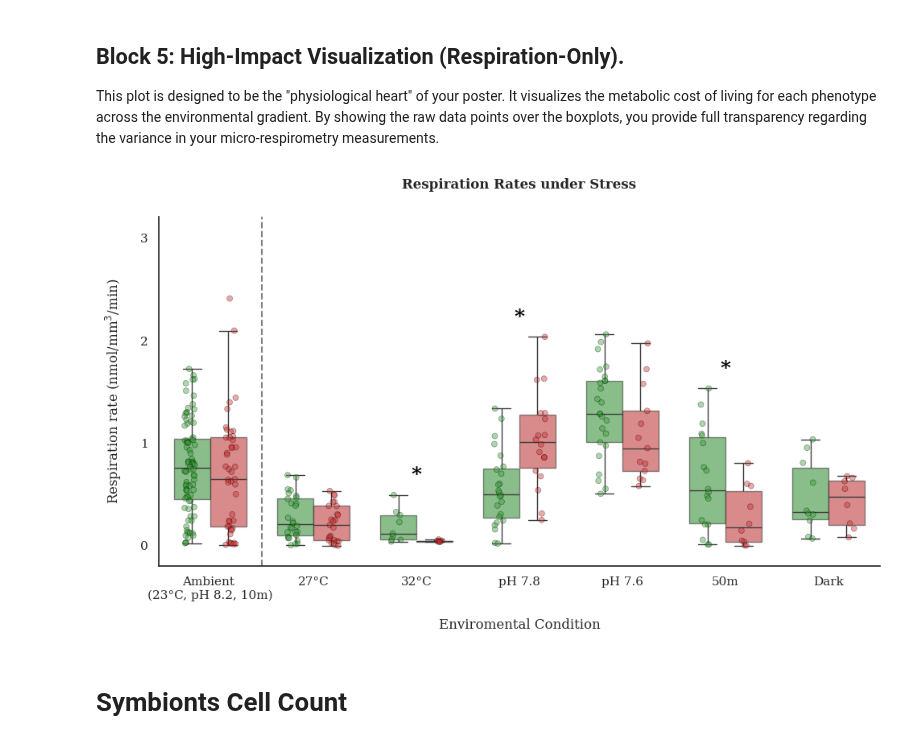
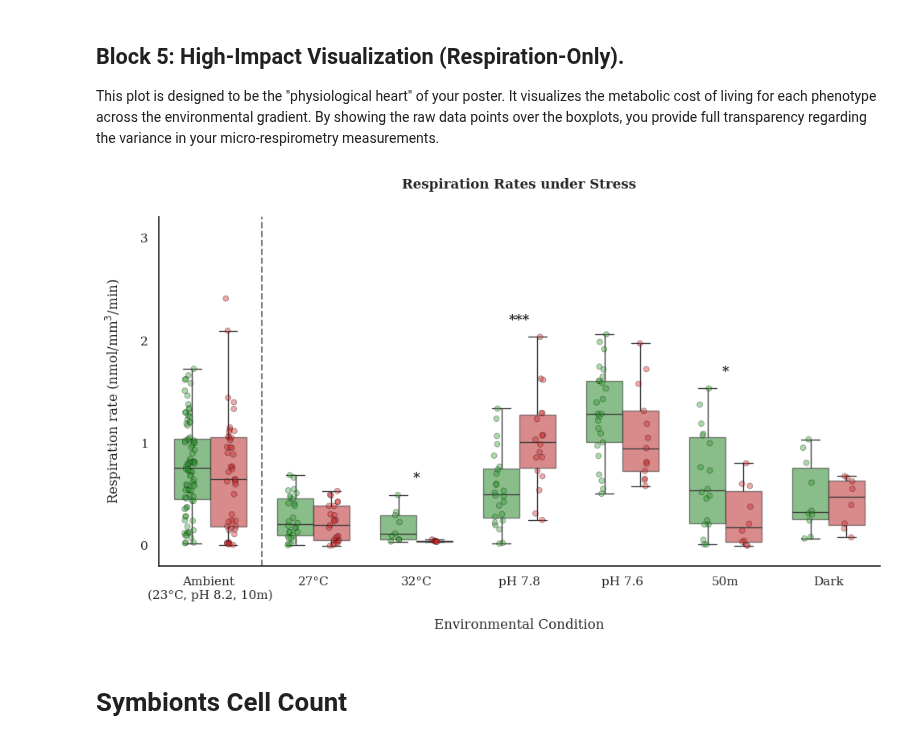
Before and after one commit to LielUziahu/S_Pistillata_Bet-Hedging, a Jupyter notebook: Spat_Physiology.ipynb, the cells around one changed output. Saved outputs shown, nothing was run; the diff lists cells and outputs as text; code cells hidden in the pictures.

```diff
--- a/Spat_Physiology.ipynb
+++ b/Spat_Physiology.ipynb
@@ -43,12 +43,12 @@ global_fig_size = (10, 6)
 global_jitter = 0.1
 global_marker_size = 5
 global_alpha = 0.6
-# Centralized Asterisk Settings
-global_asterisk_size = 18
+# Centralized Asterisk Settings - UPDATED to smaller size
+global_asterisk_size = 12
 global_asterisk_weight = 'bold'
 
 # Added for cleaner look
 global_y_nbins = 3
 
-print("Global styling (with bold asterisks and reduced Y-ticks) initialized.")
+print(f"Global styling initialized. Asterisk size reduced to {global_asterisk_size}.")
 # %% [output]
@@ -617,81 +589,48 @@ This plot is designed to be the "physiological heart" of your poster. It visuali
 # %%
 import seaborn as sns
 import matplotlib.pyplot as plt
 import matplotlib.ticker as ticker
 
 # ==========================================
 # BLOCK 5: MASTER RESPIRATION PLOT
 # ==========================================
 
 fig, ax = plt.subplots(figsize=global_fig_size)
 
-sns.boxplot(
-    data=respiration_clean,
-    x='Treatment',
-    y='oxy_rate',
-    hue='morph',
-    hue_order=['HF', 'NF'],
-    order=sub_condition_plot_order,
-    palette=variant_colors,
-    ax=ax,
-    width=0.7,
-    boxprops=dict(alpha=global_alpha),
-    showfliers=False,
-)
+# Note: strip plot legend is disabled to prevent jitter points from appearing in the legend
+sns.boxplot(data=respiration_clean, x='Treatment', y='oxy_rate', hue='morph', hue_order=['HF', 'NF'], order=sub_condition_plot_order, palette=variant_colors, ax=ax, width=0.7, boxprops=dict(alpha=global_alpha), showfliers=False)
+sns.stripplot(data=respiration_clean, x='Treatment', y='oxy_rate', hue='morph', hue_order=['HF', 'NF'], order=sub_condition_plot_order, palette=variant_colors, ax=ax, dodge=True, size=global_marker_size, alpha=0.4, jitter=global_jitter, edgecolor='black', linewidth=0.5, legend=False)
 
-sns.stripplot(
-    data=respiration_clean,
-    x='Treatment',
-    y='oxy_rate',
-    hue='morph',
-    hue_order=['HF', 'NF'],
-    order=sub_condition_plot_order,
-    palette=variant_colors,
-    ax=ax,
-    dodge=True,
-    size=global_marker_size,
-    alpha=0.4,
-    jitter=global_jitter,
-    edgecolor='black',
-    linewidth=0.5,
-)
-
-# Main title remains bold; axis titles are standard weight per request
 ax.set_title("Respiration Rates under Stress", fontweight='bold', pad=25)
-ax.set_xlabel("Enviromental Condition", labelpad=15)
+ax.set_xlabel("Environmental Condition", labelpad=15)
 ax.set_ylabel(r"Respiration rate (nmol/mm$^3$/min)", labelpad=15)
-
-# Adjust Y-axis ticks to every 1 unit
 ax.yaxis.set_major_locator(ticker.MultipleLocator(1))
-
 ax.axvline(x=0.5, color='gray', linestyle='--', linewidth=1.5)
 ax.set_ylim(respiration_clean['oxy_rate'].min() - 0.2, respiration_clean['oxy_rate'].max() + 0.8)
 
-# Add significant asterisks using Global Infrastructure settings
+# Updated Significance Logic: Tiered system
 if 'oxy_results_df' in globals():
-    sig_results = oxy_results_df[oxy_results_df['Significant'] == True]
-    for idx, row in sig_results.iterrows():
-        condition = row['Condition']
-        if condition in sub_condition_plot_order:
-            x_pos = sub_condition_plot_order.index(condition)
-            max_y = respiration_clean[respiration_clean['Treatment'] == condition]['oxy_rate'].max()
-            ax.text(x_pos, max_y + 0.1, '*', ha='center', va='bottom',
-                    fontsize=global_asterisk_size, color='black',
-                    fontweight=global_asterisk_weight)
+    for idx, row in oxy_results_df.iterrows():
+        p_val = row['p_value']
+        if p_val < 0.05:
+            sig_text = "***" if p_val < 0.001 else "**" if p_val < 0.01 else "*"
+            condition = row['Condition']
+            if condition in sub_condition_plot_order:
+                x_pos = sub_condition_plot_order.index(condition)
+                max_y = respiration_clean[respiration_clean['Treatment'] == condition]['oxy_rate'].max()
+                ax.text(x_pos, max_y + 0.1, sig_text, ha='center', va='bottom', fontsize=global_asterisk_size, fontweight=global_asterisk_weight)
 
-# Explicitly remove legend
-if ax.get_legend() is not None:
-    ax.get_legend().remove()
+# Remove legend frame if legend exists
+leg = ax.legend()
+if leg: leg.get_frame().set_linewidth(0.0)
 
+if ax.get_legend() is not None: ax.get_legend().remove()
 sns.despine()
 plt.tight_layout()
-
-# Save the figure as 600 DPI SVG
 plt.savefig("respiration_plot_600dpi.png", format='png', dpi=600, bbox_inches='tight')
-
 plt.show()
 # %% [output]
-[figure, old version]
+[figure, new version]
 # %% [markdown]
 # Symbionts Cell Count
 # %% [markdown]
```
Also changed, not shown: parts of 5 cells of this notebook.
